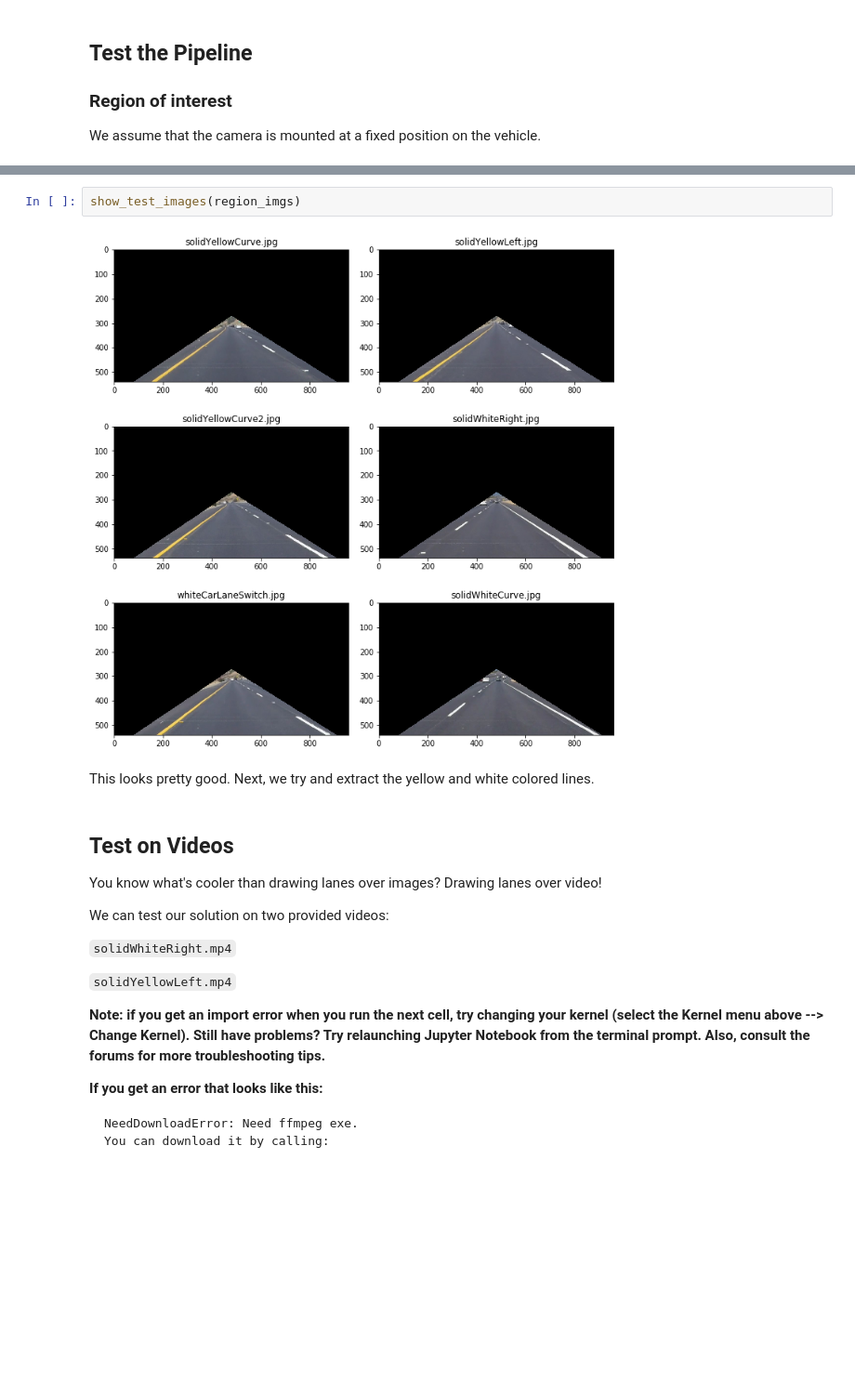
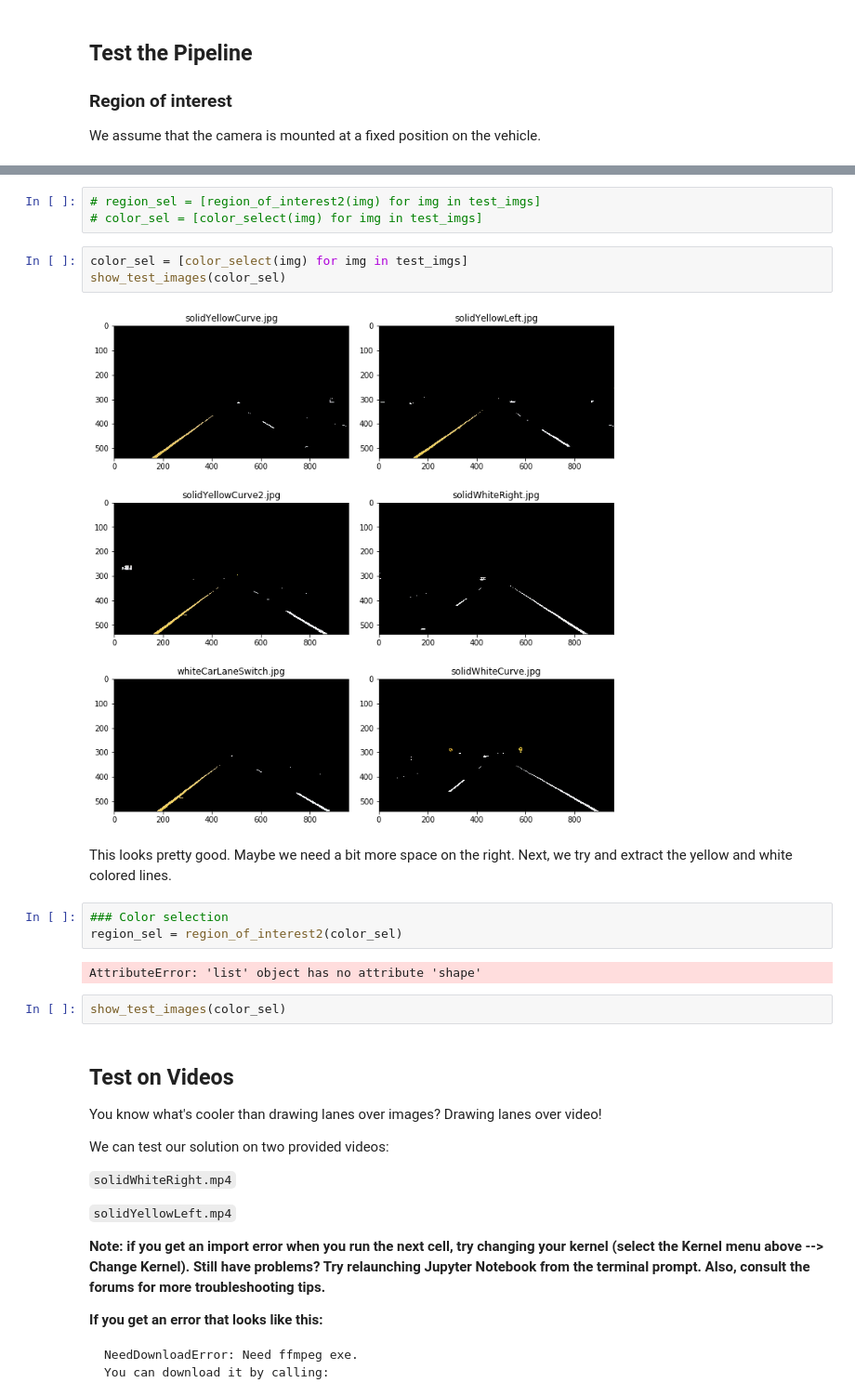
Before and after one commit to julia-kraus/CarND-LaneLines-P1, a Jupyter notebook: P1-Copy1.ipynb, the cells around one changed output, grey strips where cells are left out. Shown: that part at 93% size. Saved outputs shown, nothing was run; the diff lists cells and outputs as text; blank space fills up the shorter version.

```diff
--- a/P1-Copy1.ipynb
+++ b/P1-Copy1.ipynb
@@ -215,9 +260,20 @@ region_imgs = [region_of_interest2(img) for img in test_imgs]
+# %%
+# region_sel = [region_of_interest2(img) for img in test_imgs]
+# color_sel = [color_select(img) for img in test_imgs]
+# %%
+color_sel = [color_select(img) for img in test_imgs]
+show_test_images(color_sel)
+# %% [output]
+[figure, added]
+# %% [markdown]
+This looks pretty good. Maybe we need a bit more space on the right. Next, we try and extract the yellow and white colored lines.
+# %%
+### Color selection
+region_sel = region_of_interest2(color_sel)
+# %% [output]
+AttributeError: 'list' object has no attribute 'shape'
 # %%
-show_test_images(region_imgs)
+show_test_images(color_sel)
-# %% [output]
-[figure, removed]
-# %% [markdown]
-This looks pretty good. Next, we try and extract the yellow and white colored lines.
 # %% [markdown]
 ## Test on Videos
 
```
Also changed, not shown: parts of 5 cells of this notebook.
